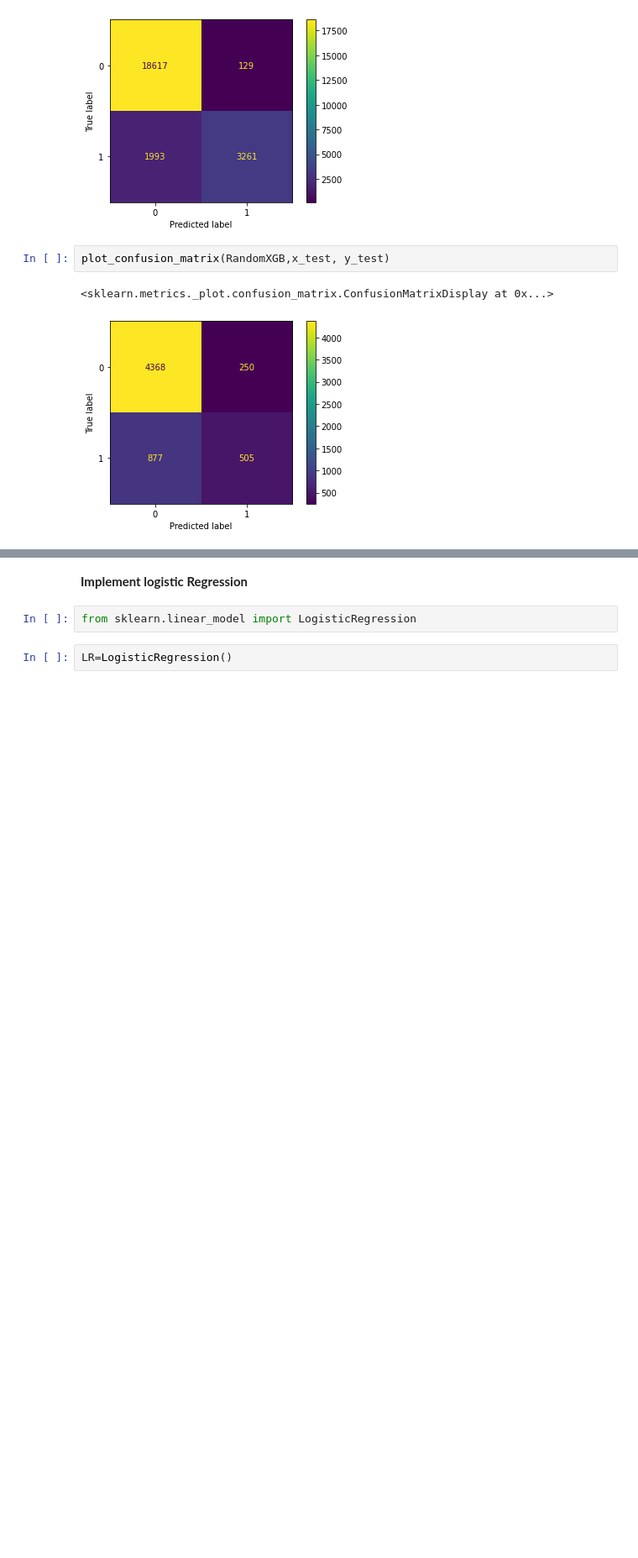
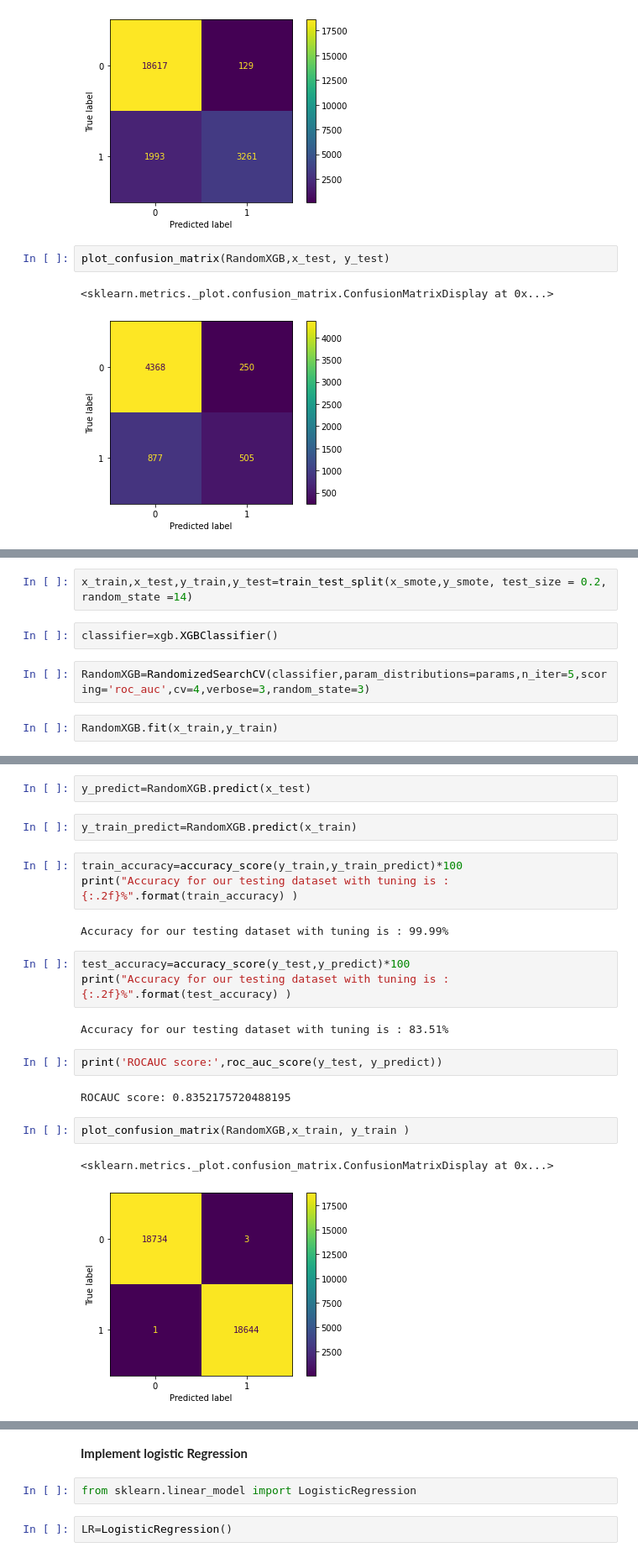
Before and after one commit to shivansh9770/Credit-Card-Default-Prediction, a Jupyter notebook: Credit_Card_Default_Prediction_Capstone_Project.ipynb, the cells around one changed output, grey strips where cells are left out. Shown at 84% size. Drawn from its saved outputs; the diff is of its cells as text; blank space fills up the shorter version.

```diff
--- a/Credit_Card_Default_Prediction_Capstone_Project.ipynb
+++ b/Credit_Card_Default_Prediction_Capstone_Project.ipynb
@@ -762,0 +818,8 @@ plot_confusion_matrix(RandomXGB,x_test, y_test)
+# %%
+x_train,x_test,y_train,y_test=train_test_split(x_smote,y_smote, test_size = 0.2, random_state =14)
+# %%
+classifier=xgb.XGBClassifier()
+# %%
+RandomXGB=RandomizedSearchCV(classifier,param_distributions=params,n_iter=5,scoring='roc_auc',cv=4,verbose=3,random_state=3)
+# %%
+RandomXGB.fit(x_train,y_train)
@@ -762,0 +851,23 @@ plot_confusion_matrix(RandomXGB,x_test, y_test)
+# %%
+y_predict=RandomXGB.predict(x_test)
+# %%
+y_train_predict=RandomXGB.predict(x_train)
+# %%
+train_accuracy=accuracy_score(y_train,y_train_predict)*100
+print("Accuracy for our testing dataset with tuning is : {:.2f}%".format(train_accuracy) )
+# %% [output]
+Accuracy for our testing dataset with tuning is : 99.99%
+# %%
+test_accuracy=accuracy_score(y_test,y_predict)*100
+print("Accuracy for our testing dataset with tuning is : {:.2f}%".format(test_accuracy) )
+# %% [output]
+Accuracy for our testing dataset with tuning is : 83.51%
+# %%
+print('ROCAUC score:',roc_auc_score(y_test, y_predict))
+# %% [output]
+ROCAUC score: 0.8352175720488195
+# %%
+plot_confusion_matrix(RandomXGB,x_train, y_train )
+# %% [output]
+<sklearn.metrics._plot.confusion_matrix.ConfusionMatrixDisplay at 0x...>
+[figure, added]
```
Also changed, not shown: parts of 39 cells of this notebook.
